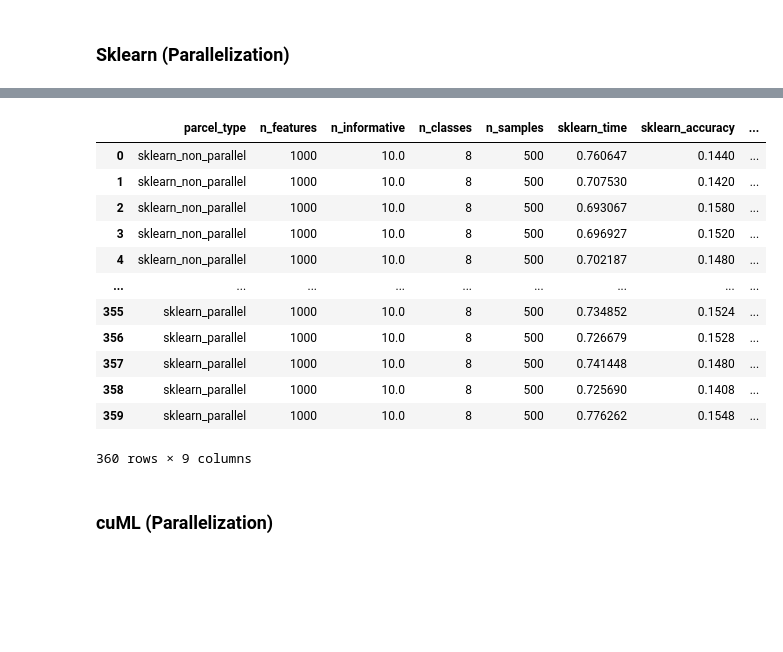
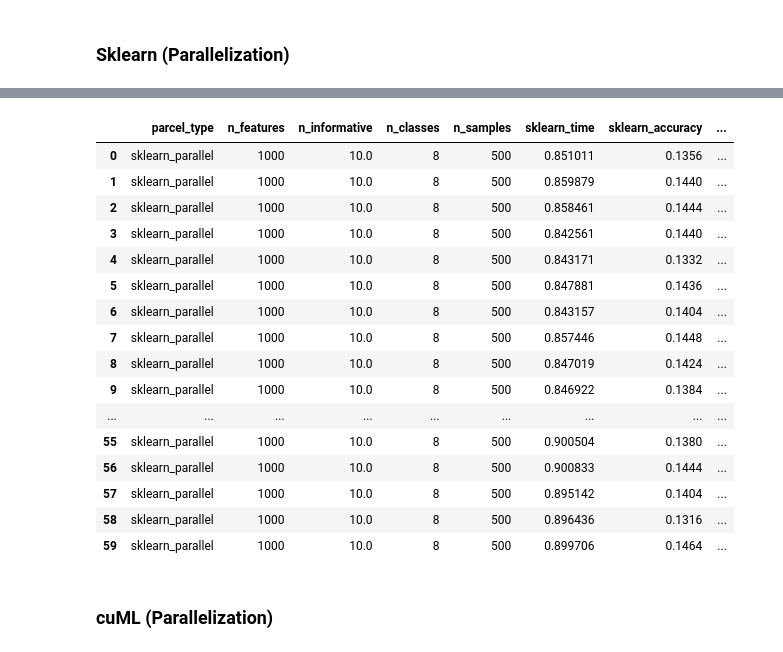
Before and after one commit to y10ab1/HPBDAIS_final_project, a Jupyter notebook: analysis.ipynb, the cells around one changed output, grey strips where cells are left out. Drawn from its saved outputs; the diff is of its cells as text; code cells hidden in the pictures; blank space fills up the shorter version.

```diff
--- a/analysis.ipynb
+++ b/analysis.ipynb
@@ -171,14 +168,14 @@ Wall time: 3min 29s
 # parallelize the training and evaluation process for sklearn
 
 BATCH_SIZE = 5 # number of models to train at a time
-N_JOBS = 4 # number of CPUs to use for a RandomForestClassifier
+N_JOBS = 5 # number of CPUs to use for a RandomForestClassifier
 
 
 # Define a function to train a model and return its score
 def train_and_log(i, j, parcellation):
     # sklearn
     start = time.time()
-    sk_model = skRandomForestClassifier(n_estimators=100, max_depth=2, random_state=0, n_jobs=N_JOBS)
+    sk_model = skRandomForestClassifier(n_estimators=100, max_depth=2, random_state=0, n_jobs=SKLEARN_N_JOBS)
     scores = cross_validate(sk_model, parcellation[0].get(), parcellation[1].get(), cv=5, scoring='accuracy')
     # scores = cross_validate(sk_model, parcellation[0], parcellation[1], cv=5, scoring='accuracy')
     end = time.time()
@@ -208,7 +205,7 @@ flat_parcellations = [(i, j, parcellations[i][j]) for i in range(len(parcellatio
 for i in range(0, len(flat_parcellations), batch_size):
     batch_parcellations = flat_parcellations[i:i+batch_size]
     start = time.time()
-    batch_results = Parallel(n_jobs=-1)(delayed(train_and_log)(*parcellation) for parcellation in batch_parcellations)
+    batch_results = Parallel(n_jobs=N_JOBS)(delayed(train_and_log)(*parcellation) for parcellation in batch_parcellations)
     end = time.time()
 
     average_results = {'parcel_type': 'sklearn_parallel',
@@ -231,16 +228,20 @@ Wall time: 43.4 s
 |  | parcel_type | n_features | n_informative | n_classes | n_samples | sklearn_time | sklearn_accuracy | ... |
-| 0 | sklearn_non_parallel | 1000 | 10.0 | 8 | 500 | 0.760647 | 0.1440 | ... |
-| 1 | sklearn_non_parallel | 1000 | 10.0 | 8 | 500 | 0.707530 | 0.1420 | ... |
-| 2 | sklearn_non_parallel | 1000 | 10.0 | 8 | 500 | 0.693067 | 0.1580 | ... |
-| 3 | sklearn_non_parallel | 1000 | 10.0 | 8 | 500 | 0.696927 | 0.1520 | ... |
-| 4 | sklearn_non_parallel | 1000 | 10.0 | 8 | 500 | 0.702187 | 0.1480 | ... |
+| 0 | sklearn_parallel | 1000 | 10.0 | 8 | 500 | 0.851011 | 0.1356 | ... |
+| 1 | sklearn_parallel | 1000 | 10.0 | 8 | 500 | 0.859879 | 0.1440 | ... |
+| 2 | sklearn_parallel | 1000 | 10.0 | 8 | 500 | 0.858461 | 0.1444 | ... |
+| 3 | sklearn_parallel | 1000 | 10.0 | 8 | 500 | 0.842561 | 0.1440 | ... |
+| 4 | sklearn_parallel | 1000 | 10.0 | 8 | 500 | 0.843171 | 0.1332 | ... |
+| 5 | sklearn_parallel | 1000 | 10.0 | 8 | 500 | 0.847881 | 0.1436 | ... |
+| 6 | sklearn_parallel | 1000 | 10.0 | 8 | 500 | 0.843157 | 0.1404 | ... |
+| 7 | sklearn_parallel | 1000 | 10.0 | 8 | 500 | 0.857446 | 0.1448 | ... |
+| 8 | sklearn_parallel | 1000 | 10.0 | 8 | 500 | 0.847019 | 0.1424 | ... |
+| 9 | sklearn_parallel | 1000 | 10.0 | 8 | 500 | 0.846922 | 0.1384 | ... |
 | ... | ... | ... | ... | ... | ... | ... | ... | ... |
-| 355 | sklearn_parallel | 1000 | 10.0 | 8 | 500 | 0.734852 | 0.1524 | ... |
-| 356 | sklearn_parallel | 1000 | 10.0 | 8 | 500 | 0.726679 | 0.1528 | ... |
-| 357 | sklearn_parallel | 1000 | 10.0 | 8 | 500 | 0.741448 | 0.1480 | ... |
-| 358 | sklearn_parallel | 1000 | 10.0 | 8 | 500 | 0.725690 | 0.1408 | ... |
-| 359 | sklearn_parallel | 1000 | 10.0 | 8 | 500 | 0.776262 | 0.1548 | ... |
+| 55 | sklearn_parallel | 1000 | 10.0 | 8 | 500 | 0.900504 | 0.1380 | ... |
+| 56 | sklearn_parallel | 1000 | 10.0 | 8 | 500 | 0.900833 | 0.1444 | ... |
+| 57 | sklearn_parallel | 1000 | 10.0 | 8 | 500 | 0.895142 | 0.1404 | ... |
+| 58 | sklearn_parallel | 1000 | 10.0 | 8 | 500 | 0.896436 | 0.1316 | ... |
+| 59 | sklearn_parallel | 1000 | 10.0 | 8 | 500 | 0.899706 | 0.1464 | ... |
-360 rows × 9 columns
 # %%
 # Save the log
 # df.to_csv(f'result_nsapmles{N_SAMPLES}_npaches{N_PATCHES}_parcelsVoxels_{PARCEL_VOXELS}.csv', index=False)
```
Also changed, not shown: parts of 4 cells of this notebook, 4 other files.
